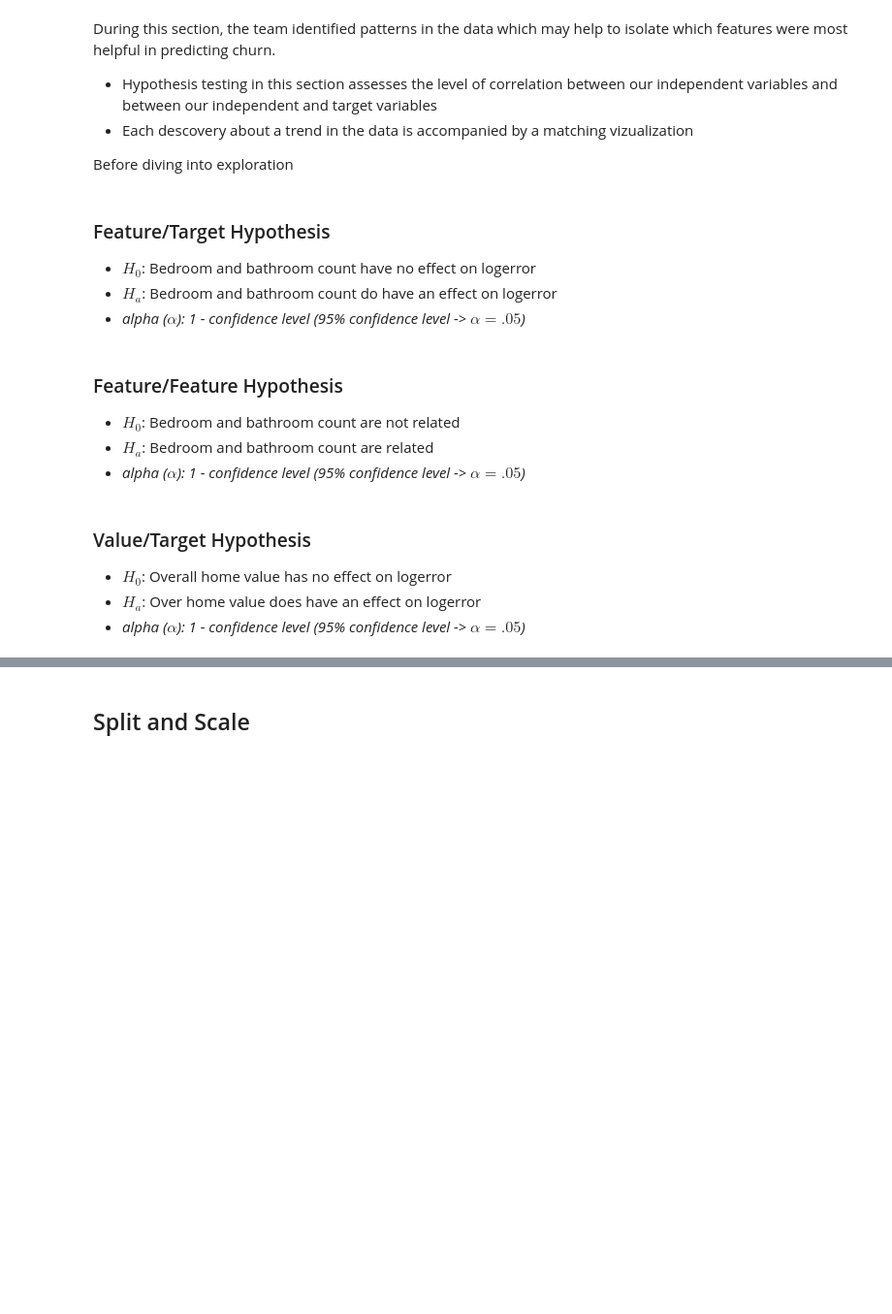
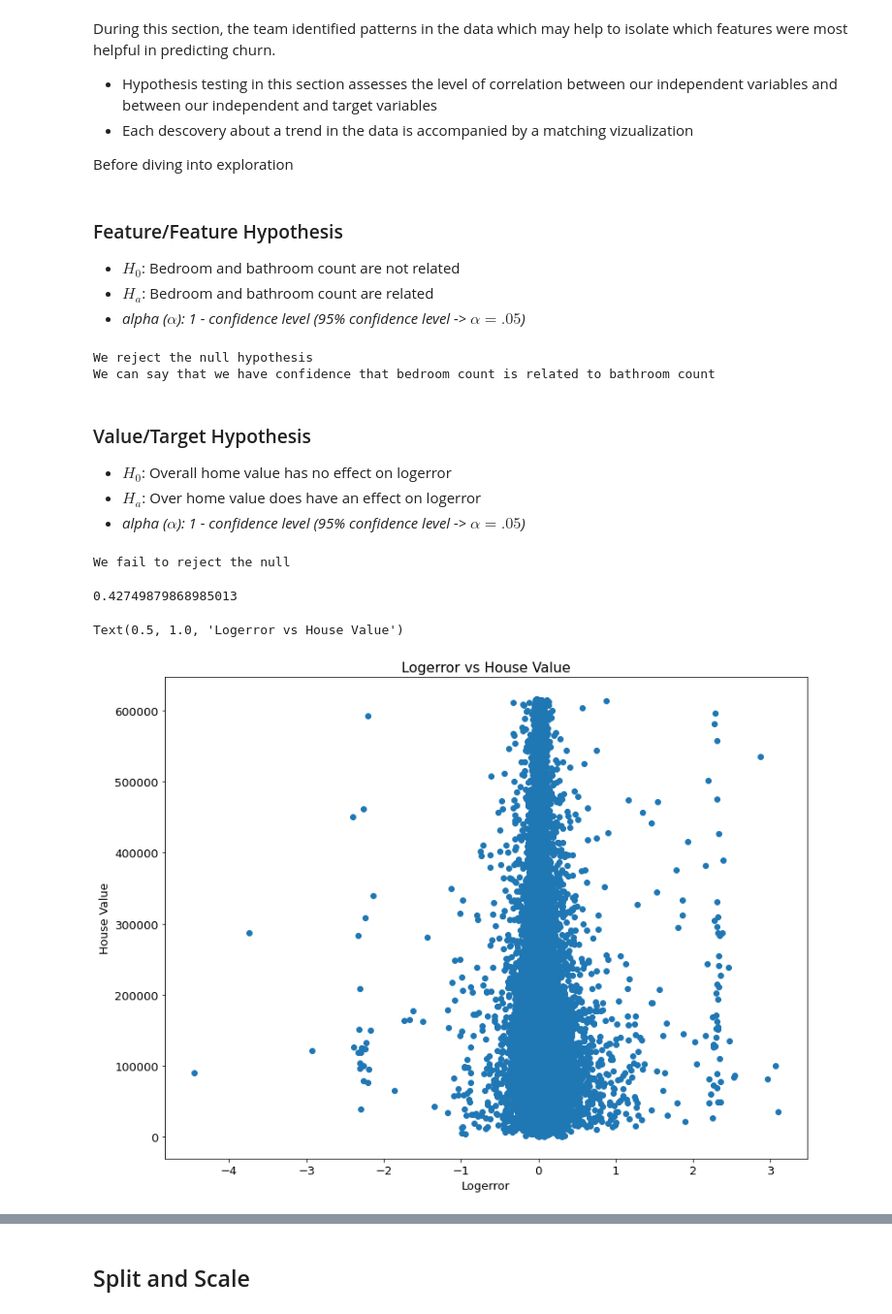
Before and after one commit to clustering-for-log-error/clustering-for-log-error, a Jupyter notebook: clustering_for_log_error_final.ipynb, the cells around one changed output, grey strips where cells are left out. Shown at 97% size. Drawn from its saved outputs; the diff is of its cells as text; code cells hidden in the pictures; blank space fills up the shorter version.

Commit message:
added clustering viz and hypothesis testing

```diff
--- a/clustering_for_log_error_final.ipynb
+++ b/clustering_for_log_error_final.ipynb
@@ -235,18 +235,64 @@ During this section, the team identified patterns in the data which may help to
 - Each descovery about a trend in the data is accompanied by a matching vizualization
 
 Before diving into exploration
-# %% [markdown]
-### Feature/Target Hypothesis
-- $H_0$: Bedroom and bathroom count have no effect on logerror
-- $H_a$: Bedroom and bathroom count do have an effect on logerror
-- _alpha ($\alpha$): 1 - confidence level (95% confidence level -> $\alpha = .05$)_
 # %% [markdown]
 ### Feature/Feature Hypothesis
 - $H_0$: Bedroom and bathroom count are not related
 - $H_a$: Bedroom and bathroom count are related
 - _alpha ($\alpha$): 1 - confidence level (95% confidence level -> $\alpha = .05$)_
+# %%
+x = train_scaled.bedroomcnt
+y = train_scaled.bathroomcnt
+
+alternative_hypothesis = 'bedroom count is related to bathroom count'
+alpha = .05
+
+corr, p = stats.pearsonr(x, y)
+
+corr, p
+
+if p < alpha:
+    print("We reject the null hypothesis")
+    print("We can say that we have confidence that", alternative_hypothesis)
+else:
+    print("We fail to reject the null")
+# %% [output]
+We reject the null hypothesis
+We can say that we have confidence that bedroom count is related to bathroom count
 # %% [markdown]
 ### Value/Target Hypothesis
 - $H_0$: Overall home value has no effect on logerror
 - $H_a$: Over home value does have an effect on logerror
 - _alpha ($\alpha$): 1 - confidence level (95% confidence level -> $\alpha = .05$)_
+# %%
+from math import sqrt
+from scipy import stats
+
+x = train_scaled.house_value
+y = train_scaled.logerror
+
+alternative_hypothesis = 'house value is related to logerror'
+alpha = .05
+
+corr, p = stats.pearsonr(x, y)
+
+corr, p
+
+if p < alpha:
+    print("We reject the null hypothesis")
+    print("We can say that we have confidence that", alternative_hypothesis)
+else:
+    print("We fail to reject the null")
+
+p
+# %% [output]
+We fail to reject the null
+0.42749879868985013
+# %%
+plt.scatter(train.logerror,train.house_value)
+plt.xlabel('Logerror')
+plt.ylabel('House Value')
+plt.title('Logerror vs House Value')
+# %% [output]
+Text(0.5, 1.0, 'Logerror vs House Value')
+[figure, added]
```
Also changed, not shown: parts of 14 cells of this notebook.
